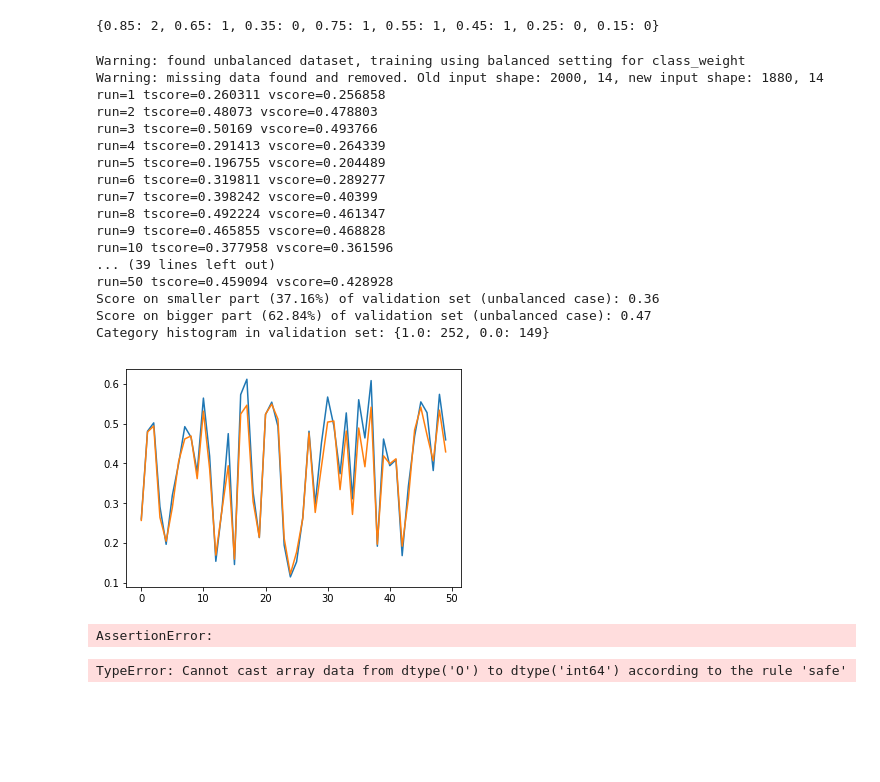
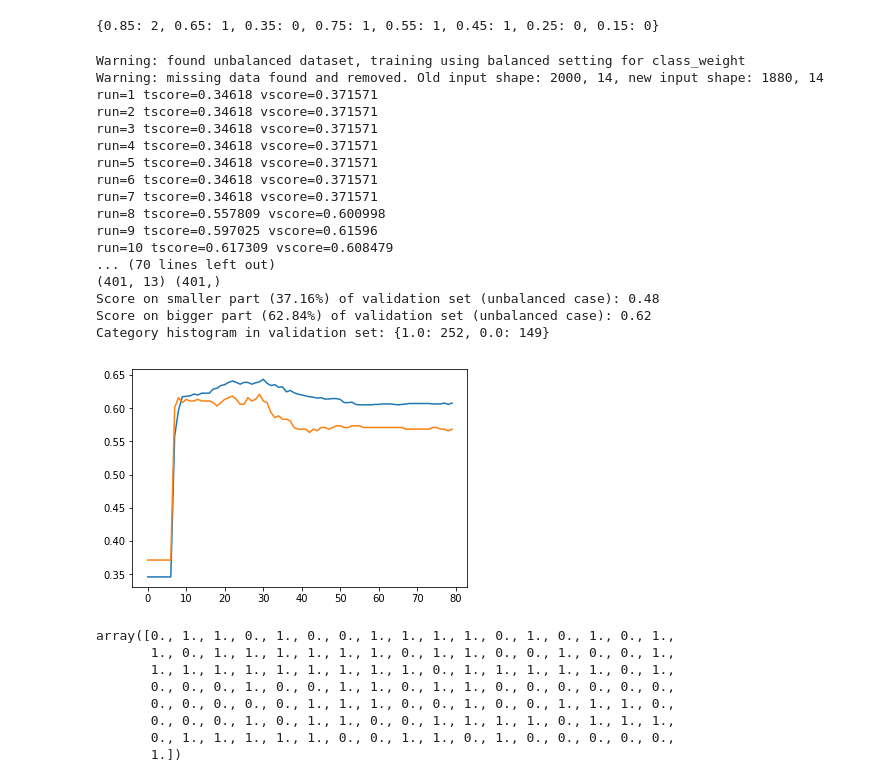
Before and after one commit to guglielmoG/MachineLearningVod, a Jupyter notebook: ML-Vod++.ipynb, the cells around one changed output. Saved outputs shown, nothing was run; the diff lists cells and outputs as text; code cells hidden in the pictures; blank space fills up the shorter version.

```diff
--- a/ML-Vod++.ipynb
+++ b/ML-Vod++.ipynb
@@ -389,7 +389,8 @@ class perc():
         unbalanced = False
 
         d_cat = {}
-        for i in y:
+        clean_y = y[~y.isnull()]
+        for i in clean_y:
             d_cat[i] = d_cat.get(i, 0) + 1
         max_cat = 0
         max_num = 0
@@ -398,11 +399,11 @@ class perc():
                 max_cat = cat
                 max_num = d_cat[cat]
 
-        if max_num / len(y) > threshold_unbalanced:
+        if max_num / len(clean_y) > threshold_unbalanced:
             print('Warning: found unbalanced dataset, training using balanced setting for class_weight')
             if class_weight is None:
 
-                d_cat = {cat:1/(d_cat[cat]/len(y)) for cat in d_cat}
+                d_cat = {cat:1/(d_cat[cat]/len(clean_y)) for cat in d_cat}
                 class_weight = d_cat
                 print('Weights used:', {i:float('%.2f'%d_cat[i]) for i in d_cat})
             unbalanced = True
@@ -438,6 +439,9 @@ class perc():
                     max_cat = cat
                     max_num = d_cat[cat]
             mask = yv != max_cat
+            if np.sum(mask) == 0:
+                raise Exception('No data in smaller part of valid set')
+            print(Xv.shape, yv.shape)
             minority_score = perc_.score(Xv[mask], yv[mask])
             majority_score = perc_.score(Xv[~mask], yv[~mask])
             print('Score on smaller part (%.2f%%) of validation set (unbalanced case): %.2f' %
@@ -633,35 +648,36 @@ my_perc = perc()
 # %% [output]
 {0.85: 2, 0.65: 1, 0.35: 0, 0.75: 1, 0.55: 1, 0.45: 1, 0.25: 0, 0.15: 0}
 # %%
-my_perc.train(X, y, percentage=0.8, std=True, loss='modified_huber', penalty='none', alpha=1e-6,
-          power_t=0.7, max_iter=5000, it_interval=100, learning_rate='constant', eta0=1e-2,
-          threshold_unbalanced=0.6, class_weight={2: 200.00, 1: 1.55, 0: 4.50})
+my_perc.train(X, y, percentage=0.8, std=True, loss='hinge', penalty='none', alpha=1e-6,
+          power_t=0.7, max_iter=8000, it_interval=100, learning_rate='constant', eta0=1e-6,
+          threshold_unbalanced=0.6, class_weight={2: 2.00, 1: 1.55, 0: 4.50})
 # %% [output]
 Warning: found unbalanced dataset, training using balanced setting for class_weight
 Warning: missing data found and removed. Old input shape: 2000, 14, new input shape: 1880, 14
-run=1 tscore=0.260311 vscore=0.256858
-run=2 tscore=0.48073 vscore=0.478803
-run=3 tscore=0.50169 vscore=0.493766
-run=4 tscore=0.291413 vscore=0.264339
-run=5 tscore=0.196755 vscore=0.204489
-run=6 tscore=0.319811 vscore=0.289277
-run=7 tscore=0.398242 vscore=0.40399
-run=8 tscore=0.492224 vscore=0.461347
-run=9 tscore=0.465855 vscore=0.468828
-run=10 tscore=0.377958 vscore=0.361596
-... (39 lines left out)
-run=50 tscore=0.459094 vscore=0.428928
-Score on smaller part (37.16%) of validation set (unbalanced case): 0.36
-Score on bigger part (62.84%) of validation set (unbalanced case): 0.47
+run=1 tscore=0.34618 vscore=0.371571
+run=2 tscore=0.34618 vscore=0.371571
+run=3 tscore=0.34618 vscore=0.371571
+run=4 tscore=0.34618 vscore=0.371571
+run=5 tscore=0.34618 vscore=0.371571
+run=6 tscore=0.34618 vscore=0.371571
+run=7 tscore=0.34618 vscore=0.371571
+run=8 tscore=0.557809 vscore=0.600998
+run=9 tscore=0.597025 vscore=0.61596
+run=10 tscore=0.617309 vscore=0.608479
+... (70 lines left out)
+(401, 13) (401,)
+Score on smaller part (37.16%) of validation set (unbalanced case): 0.48
+Score on bigger part (62.84%) of validation set (unbalanced case): 0.62
 Category histogram in validation set: {1.0: 252, 0.0: 149}
-[figure, old version]
+[figure, new version]
 # %%
 my_perc.predict(X,y)
 # %% [output]
-AssertionError:
+array([0., 1., 1., 0., 1., 0., 0., 1., 1., 1., 1., 0., 1., 0., 1., 0., 1.,
+       1., 0., 1., 1., 1., 1., 1., 1., 0., 1., 1., 0., 0., 1., 0., 0., 1.,
+       1., 1., 1., 1., 1., 1., 1., 1., 1., 0., 1., 1., 1., 1., 1., 0., 1.,
+       0., 0., 0., 1., 0., 0., 1., 1., 0., 1., 1., 0., 0., 0., 0., 0., 0.,
+       0., 0., 0., 0., 0., 1., 1., 1., 0., 0., 1., 0., 0., 1., 1., 1., 0.,
+       0., 0., 0., 1., 0., 1., 1., 0., 0., 1., 1., 1., 1., 0., 1., 1., 1.,
+       0., 1., 1., 1., 1., 1., 0., 0., 1., 1., 0., 1., 0., 0., 0., 0., 0.,
+       1.])
-# %%
-a = df_clean['NumericAge'].copy()
-a = a.map(lambda x: str(x), na_action='ignore')
-np.bincount(a)
-# %% [output]
-TypeError: Cannot cast array data from dtype('O') to dtype('int64') according to the rule 'safe'
```
Also changed, not shown: parts of 10 cells of this notebook.
